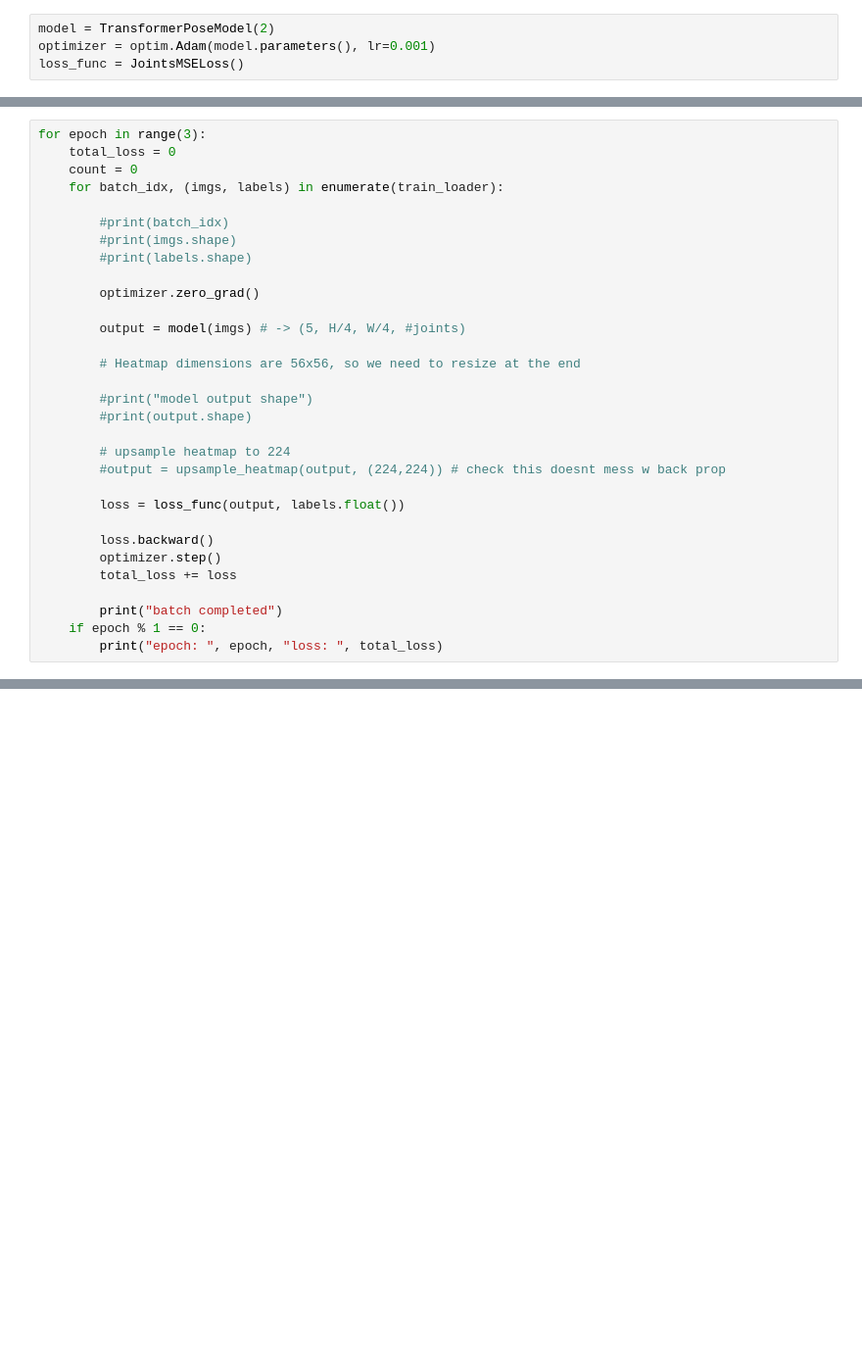
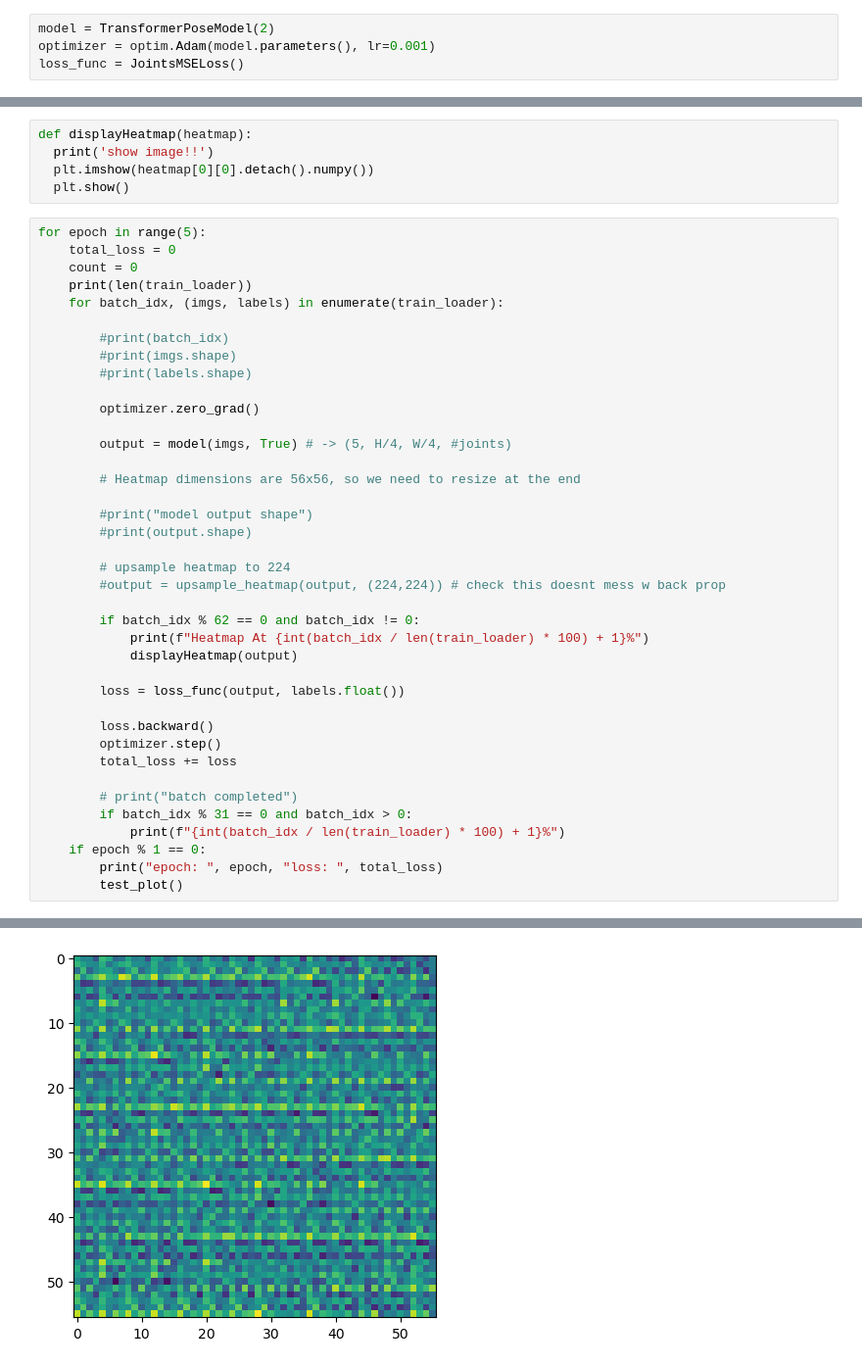
Before and after one commit to MaXerri/JointPoseEstimation, a Jupyter notebook: personal.ipynb, the cells around one changed output, grey strips where cells are left out. Shown at 98% size. Cells and saved outputs as stored; diff of their text form; blank space fills up the shorter version.

```diff
--- a/personal.ipynb
+++ b/personal.ipynb
@@ -64,7 +94,13 @@ loss_func = JointsMSELoss()
+# %%
+def displayHeatmap(heatmap):
+  print('show image!!')
+  plt.imshow(heatmap[0][0].detach().numpy())
+  plt.show()
 # %%
-for epoch in range(3):
+for epoch in range(5):
     total_loss = 0
     count = 0
+    print(len(train_loader))
     for batch_idx, (imgs, labels) in enumerate(train_loader):
 
         #print(batch_idx)
@@ -73,7 +109,7 @@ for epoch in range(3):
 
         optimizer.zero_grad()
 
-        output = model(imgs) # -> (5, H/4, W/4, #joints)
+        output = model(imgs, True) # -> (5, H/4, W/4, #joints)
 
         # Heatmap dimensions are 56x56, so we need to resize at the end
 
@@ -83,13 +119,20 @@ for epoch in range(3):
         # upsample heatmap to 224
         #output = upsample_heatmap(output, (224,224)) # check this doesnt mess w back prop
 
+        if batch_idx % 62 == 0 and batch_idx != 0:
+            print(f"Heatmap At {int(batch_idx / len(train_loader) * 100) + 1}%")
+            displayHeatmap(output)
+
         loss = loss_func(output, labels.float())
 
         loss.backward()
         optimizer.step()
         total_loss += loss
 
-        print("batch completed")
+        # print("batch completed")
+        if batch_idx % 31 == 0 and batch_idx > 0:
+            print(f"{int(batch_idx / len(train_loader) * 100) + 1}%")
     if epoch % 1 == 0:
         print("epoch: ", epoch, "loss: ", total_loss)
+        test_plot()
 # %% [output]
@@ -96,0 +143 @@ Unexpected exception formatting exception. Falling back to standard exception
+[figure, added]
```
Also changed, not shown: parts of 5 cells of this notebook, 6 other files.
